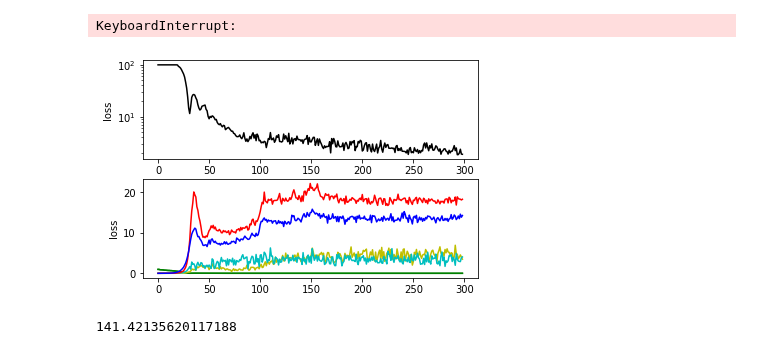
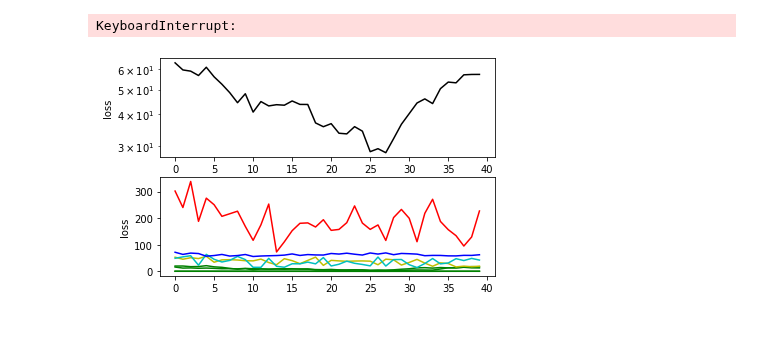
Before and after one commit to pzpzpzp1/wassflow, a Jupyter notebook: cnf-sinkhorn-demo.ipynb, the cells around one changed output. Drawn from its saved outputs; the diff is of its cells as text; code cells hidden in the pictures; blank space fills up the shorter version.

```diff
--- a/cnf-sinkhorn-demo.ipynb
+++ b/cnf-sinkhorn-demo.ipynb
@@ -109,10 +148,6 @@ Allocated: 0.03 GB  Reserved: 0.38 GB
 KeyboardInterrupt:
 # %%
 import Utils; importlib.reload(Utils); from Utils import SaveTrajectory as st
-st.save_losses(losses, separate_losses, outfolder=outfolder, maxcap=100)
+st.save_losses(losses, separate_losses, outfolder=outfolder, maxcap=10000, start = 60, end = 500)
 # %% [output]
-[figure, old version]
+[figure, new version]
-# %%
-losses.max()
-# %% [output]
-141.42135620117188
```
Also changed, not shown: parts of 3 cells of this notebook, 4 other files.
